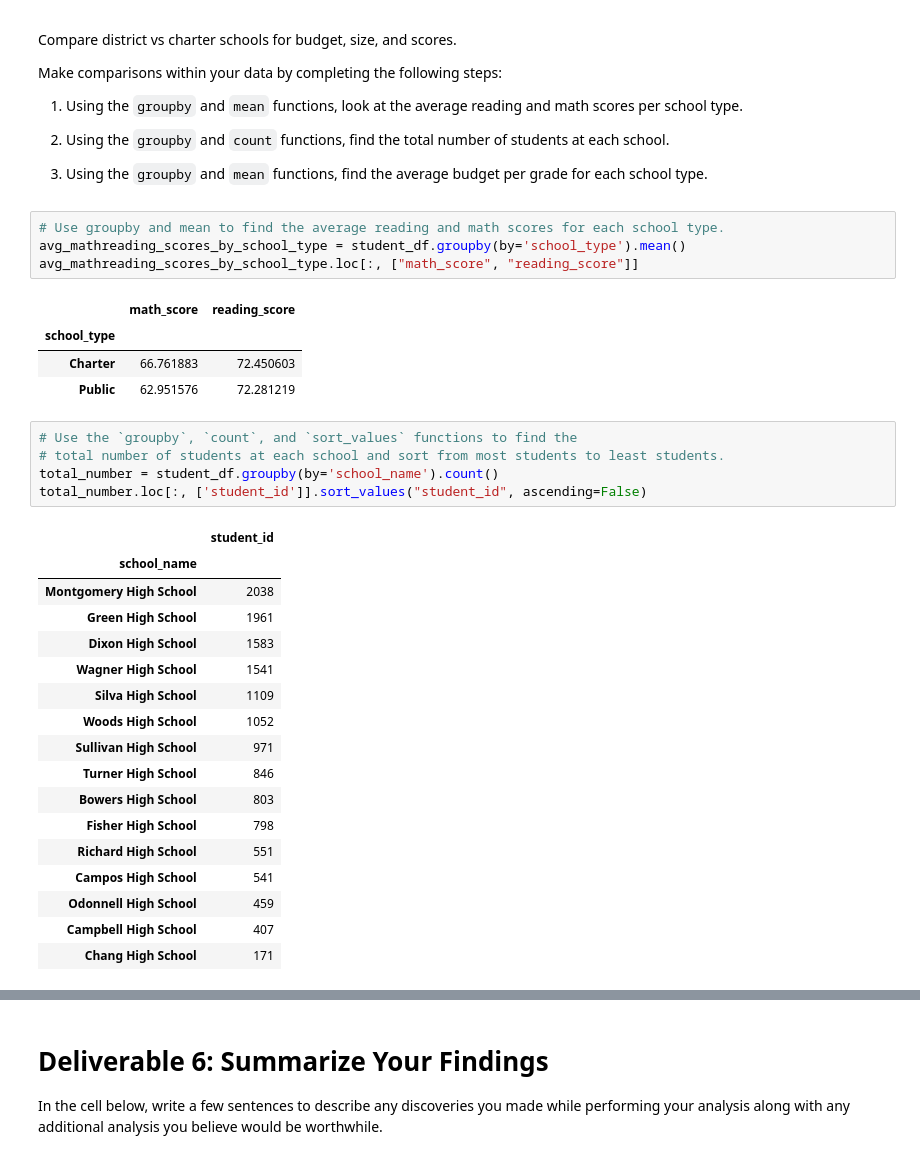
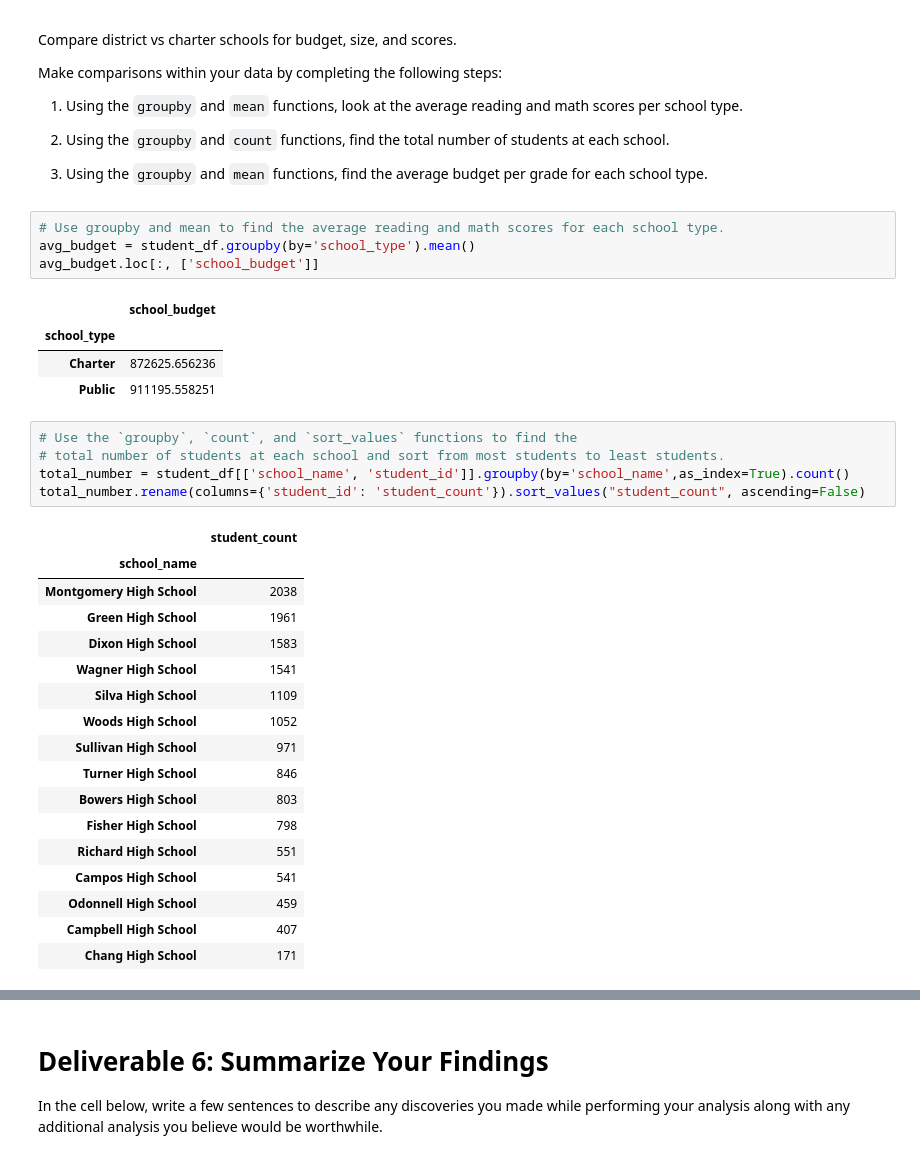
Before and after one commit to shef1109/School_District_Analysis, a Jupyter notebook: Student_Data_Challenge_Starter_Code.ipynb, the cells around one changed output, grey strips where cells are left out. Drawn from its saved outputs; the diff is of its cells as text.

```diff
--- a/Student_Data_Challenge_Starter_Code.ipynb
+++ b/Student_Data_Challenge_Starter_Code.ipynb
@@ -277,20 +277,20 @@ Make comparisons within your data by completing the following steps:
 2. Using the `groupby` and `mean` functions, find the average budget per grade for each school type.
 # %%
 # Use groupby and mean to find the average reading and math scores for each school type.
-avg_mathreading_scores_by_school_type = student_df.groupby(by='school_type').mean()
-avg_mathreading_scores_by_school_type.loc[:, ["math_score", "reading_score"]]
+avg_budget = student_df.groupby(by='school_type').mean()
+avg_budget.loc[:, ['school_budget']]
 # %% [output]
-|  | math_score | reading_score |
-| school_type |  |  |
-| Charter | 66.761883 | 72.450603 |
-| Public | 62.951576 | 72.281219 |
+|  | school_budget |
+| school_type |  |
+| Charter | 872625.656236 |
+| Public | 911195.558251 |
 # %%
 # Use the `groupby`, `count`, and `sort_values` functions to find the
 # total number of students at each school and sort from most students to least students.
-total_number = student_df.groupby(by='school_name').count()
-total_number.loc[:, ['student_id']].sort_values("student_id", ascending=False)
+total_number = student_df[['school_name', 'student_id']].groupby(by='school_name',as_index=True).count()
+total_number.rename(columns={'student_id': 'student_count'}).sort_values("student_count", ascending=False)
 # %% [output]
-|  | student_id |
+|  | student_count |
 | school_name |  |
 | Montgomery High School | 2038 |
 | Green High School | 1961 |
```
Also changed, not shown: parts of 2 cells of this notebook.
